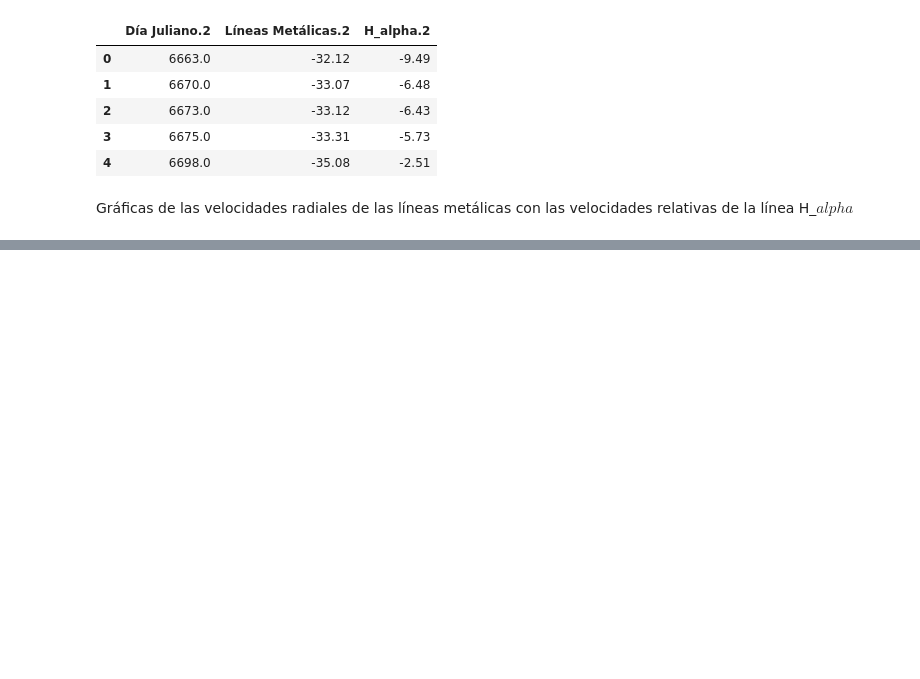
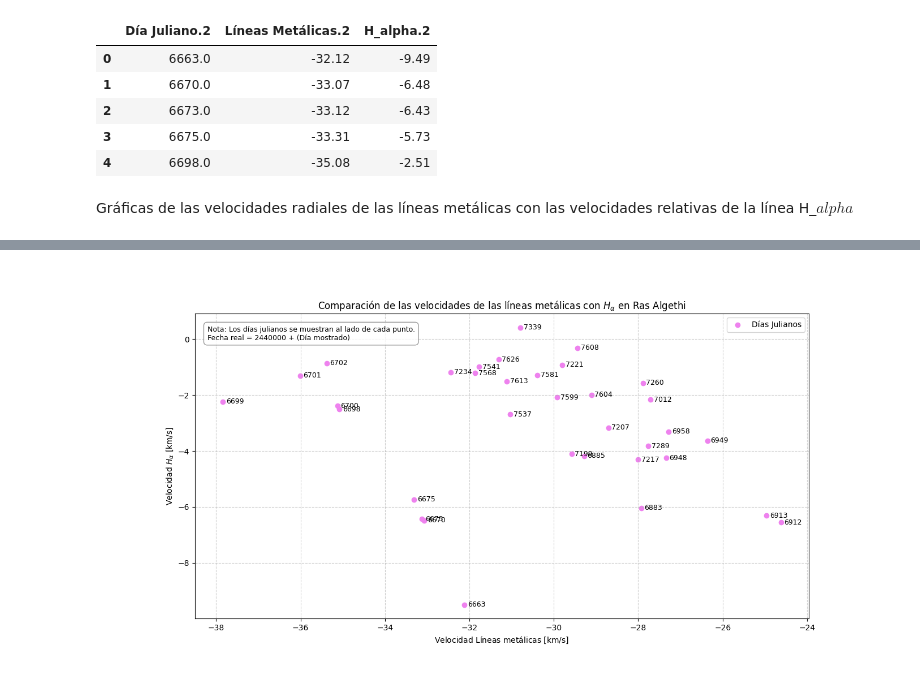
Before and after one commit to JessiDaniL/Tesis, a Jupyter notebook: Datos de fuentes externas/Intento_preliminar.ipynb, the cells around one changed output, grey strips where cells are left out. Cells and saved outputs as stored; diff of their text form; code cells hidden in the pictures; blank space fills up the shorter version.

```diff
--- a/Datos de fuentes externas/Intento_preliminar.ipynb
+++ b/Datos de fuentes externas/Intento_preliminar.ipynb
@@ -23,11 +23,15 @@ datos_antares = pd.read_excel(
     skiprows=2              # Ajusta según la fila donde comiencen los subtítulos reales
 )
 
+datos_antares = datos_antares.dropna()
+
 datos_rasalgethi = pd.read_excel(
     ruta_datos_Smith,
     usecols=[9, 10, 11],     # Ajusta según las columnas reales en tu Excel
     skiprows=2              # Ajusta según la fila donde comiencen los subtítulos reales
 )
+
+datos_rasalgethi = datos_rasalgethi.dropna()
 
 print("--- BETELGEUSE ---")
 display(datos_betelgeuse.head())
@@ -145,0 +196,4 @@ plt.show()
+# %%
+dias_julianos_rasalgethi = datos_rasalgethi['Día Juliano.2'].values
+velocidad_metales_rasalgethi = datos_rasalgethi['Líneas Metálicas.2'].values
+velocidad_hidrogeno_rasalgethi = datos_rasalgethi['H_alpha.2'].values
@@ -145,0 +204,37 @@ plt.show()
+# %%
+plt.figure(figsize=(14, 7))
+plt.scatter(velocidad_metales_rasalgethi, velocidad_hidrogeno_rasalgethi, color = "violet")
+
+#Reconocer a que día hace referencia cada punto en el gráfico
+for dia_2, v_metal_2, v_hidrogeno_2 in zip(dias_julianos_rasalgethi, velocidad_metales_rasalgethi, velocidad_hidrogeno_rasalgethi):
+    plt.text(
+        v_metal_2 + 0.075,
+        v_hidrogeno_2,
+        str(int(dia_2)),
+        fontsize=9,
+        va='center'
+    )
+
+plt.xlabel(r"Velocidad Líneas metálicas [$\mathrm{km/s}$]")
+plt.ylabel(r"Velocidad $H_\alpha$ [$\mathrm{km/s}$]")
+plt.title(r"Comparación de las velocidades de las líneas metálicas con $H_\alpha$ en Ras Algethi")
+
+ax = plt.gca()  #Mantiene el mismo eje de la gráfica
+
+texto_nota = (
+    "Nota: Los días julianos se muestran al lado de cada punto.\n"
+    "Fecha real = 2440000 + (Día mostrado)"
+)
+ax.text(
+    0.02, 0.96, texto_nota,  # 0.02 = casi al borde izquierdo, 0.98 = casi arriba
+    transform=ax.transAxes,  # Coordenadas en fracción del eje (0 a 1)
+    fontsize=9,
+    verticalalignment='top',
+    horizontalalignment='left',
+    bbox=dict(boxstyle='round,pad=0.5', facecolor='white', alpha=0.8, edgecolor='gray')
+)
+plt.legend(["Días Julianos"], loc='upper right', fontsize=10)
+plt.grid(True, linestyle='--', alpha=0.6)
+plt.show()
+# %% [output]
+[figure, added]
```
Also changed, not shown: parts of 8 cells of this notebook, 1 other file.
